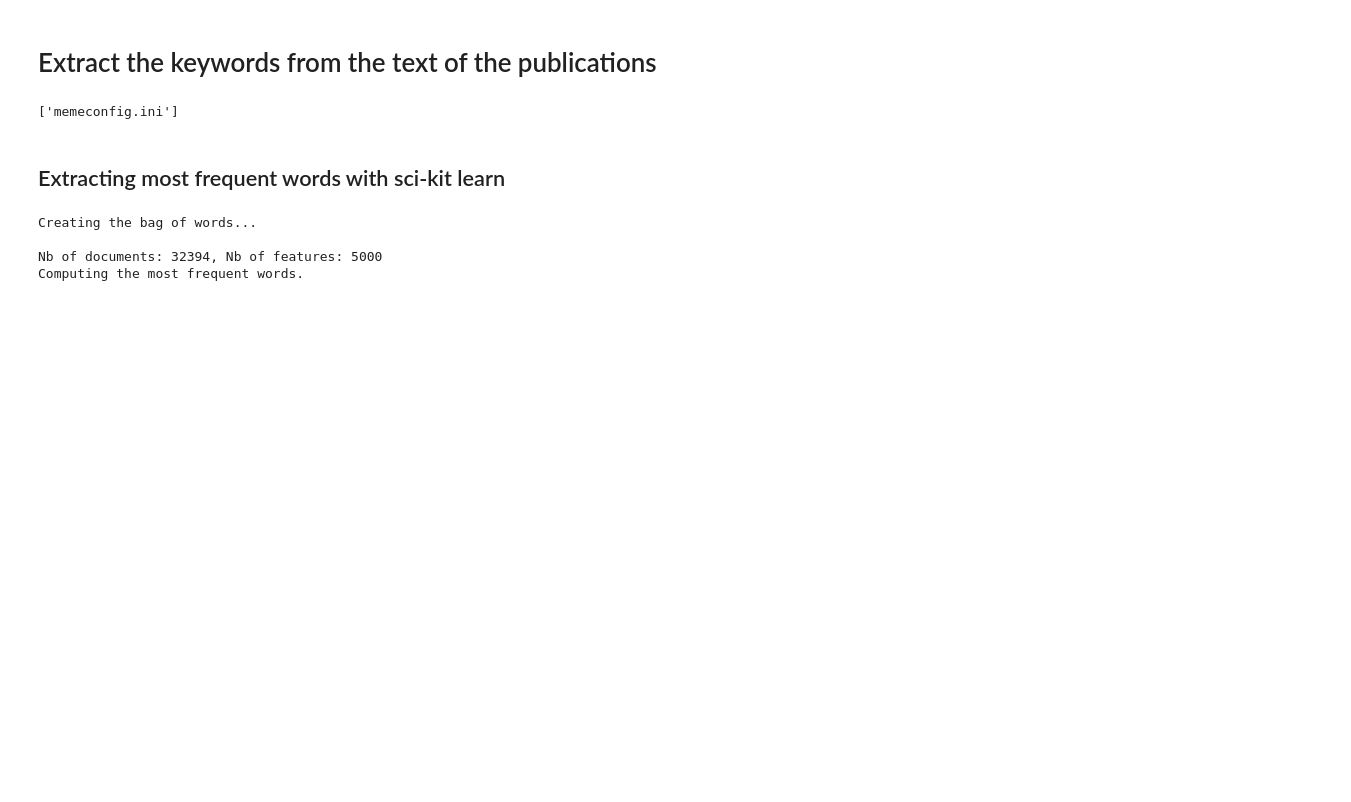
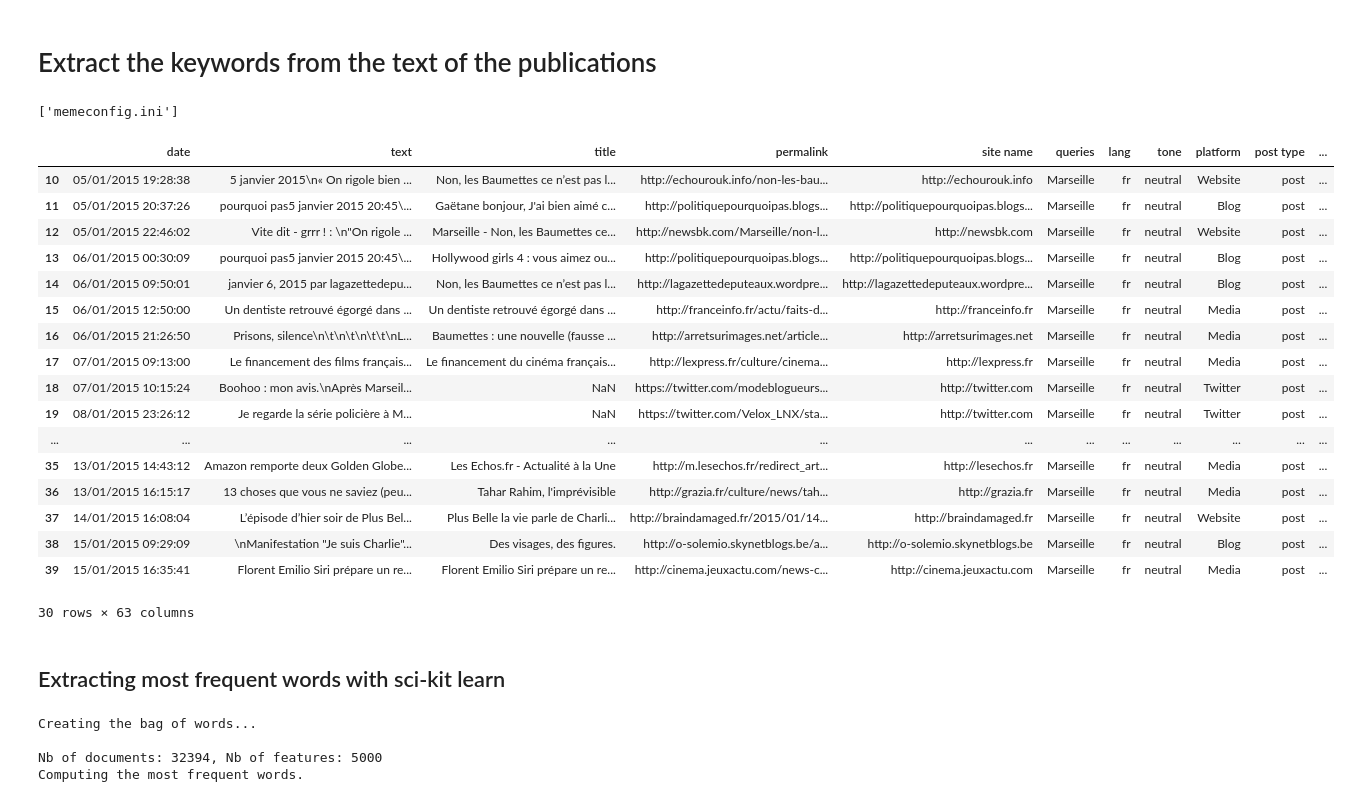
Before and after one commit to bricaud/memetracker, a Jupyter notebook: Extractkeywords_withmemebox.ipynb, the cells around one changed output. Saved outputs shown, nothing was run; the diff lists cells and outputs as text; code cells hidden in the pictures; blank space fills up the shorter version.

```diff
--- a/Extractkeywords_withmemebox.ipynb
+++ b/Extractkeywords_withmemebox.ipynb
@@ -16,6 +16,28 @@ pickle_data_path = config['DEFAULT']['pickle_data_path']
 # %%
 series_name = 'marseille'
 csvfile = data_path+series_name+'.csv'
+Dataf = pd.read_csv(csvfile,sep=';',dtype='unicode')
+# %%
+Dataf.iloc[10:40]
+# %% [output]
+|  | date | text | title | permalink | site name | queries | lang | tone | platform | post type | ... |
+| 10 | 05/01/2015 19:28:38 | 5 janvier 2015\n« On rigole bien ... | Non, les Baumettes ce n’est pas l... | http://echourouk.info/non-les-bau... | http://echourouk.info | Marseille | fr | neutral | Website | post | ... |
+| 11 | 05/01/2015 20:37:26 | pourquoi pas5 janvier 2015 20:45\... | Gaëtane bonjour, J'ai bien aimé c... | http://politiquepourquoipas.blogs... | http://politiquepourquoipas.blogs... | Marseille | fr | neutral | Blog | post | ... |
+| 12 | 05/01/2015 22:46:02 | Vite dit - grrr ! : \n"On rigole ... | Marseille - Non, les Baumettes ce... | http://newsbk.com/Marseille/non-l... | http://newsbk.com | Marseille | fr | neutral | Website | post | ... |
+| 13 | 06/01/2015 00:30:09 | pourquoi pas5 janvier 2015 20:45\... | Hollywood girls 4 : vous aimez ou... | http://politiquepourquoipas.blogs... | http://politiquepourquoipas.blogs... | Marseille | fr | neutral | Blog | post | ... |
+| 14 | 06/01/2015 09:50:01 | janvier 6, 2015 par lagazettedepu... | Non, les Baumettes ce n’est pas l... | http://lagazettedeputeaux.wordpre... | http://lagazettedeputeaux.wordpre... | Marseille | fr | neutral | Blog | post | ... |
+| 15 | 06/01/2015 12:50:00 | Un dentiste retrouvé égorgé dans ... | Un dentiste retrouvé égorgé dans ... | http://franceinfo.fr/actu/faits-d... | http://franceinfo.fr | Marseille | fr | neutral | Media | post | ... |
+| 16 | 06/01/2015 21:26:50 | Prisons, silence\n\t\n\t\n\t\t\nL... | Baumettes : une nouvelle (fausse ... | http://arretsurimages.net/article... | http://arretsurimages.net | Marseille | fr | neutral | Media | post | ... |
+| 17 | 07/01/2015 09:13:00 | Le financement des films français... | Le financement du cinéma français... | http://lexpress.fr/culture/cinema... | http://lexpress.fr | Marseille | fr | neutral | Media | post | ... |
+| 18 | 07/01/2015 10:15:24 | Boohoo : mon avis.\nAprès Marseil... | NaN | https://twitter.com/modeblogueurs... | http://twitter.com | Marseille | fr | neutral | Twitter | post | ... |
+| 19 | 08/01/2015 23:26:12 | Je regarde la série policière à M... | NaN | https://twitter.com/Velox_LNX/sta... | http://twitter.com | Marseille | fr | neutral | Twitter | post | ... |
+| ... | ... | ... | ... | ... | ... | ... | ... | ... | ... | ... | ... |
+| 35 | 13/01/2015 14:43:12 | Amazon remporte deux Golden Globe... | Les Echos.fr - Actualité à la Une | http://m.lesechos.fr/redirect_art... | http://lesechos.fr | Marseille | fr | neutral | Media | post | ... |
+| 36 | 13/01/2015 16:15:17 | 13 choses que vous ne saviez (peu... | Tahar Rahim, l'imprévisible | http://grazia.fr/culture/news/tah... | http://grazia.fr | Marseille | fr | neutral | Media | post | ... |
+| 37 | 14/01/2015 16:08:04 | L’épisode d’hier soir de Plus Bel... | Plus Belle la vie parle de Charli... | http://braindamaged.fr/2015/01/14... | http://braindamaged.fr | Marseille | fr | neutral | Website | post | ... |
+| 38 | 15/01/2015 09:29:09 | \nManifestation "Je suis Charlie"... | Des visages, des figures. | http://o-solemio.skynetblogs.be/a... | http://o-solemio.skynetblogs.be | Marseille | fr | neutral | Blog | post | ... |
+| 39 | 15/01/2015 16:35:41 | Florent Emilio Siri prépare un re... | Florent Emilio Siri prépare un re... | http://cinema.jeuxactu.com/news-c... | http://cinema.jeuxactu.com | Marseille | fr | neutral | Media | post | ... |
+30 rows × 63 columns
 # %%
 df_data = clean.load_csv(csvfile)
 # %%
```
Also changed, not shown: 3 other files.
